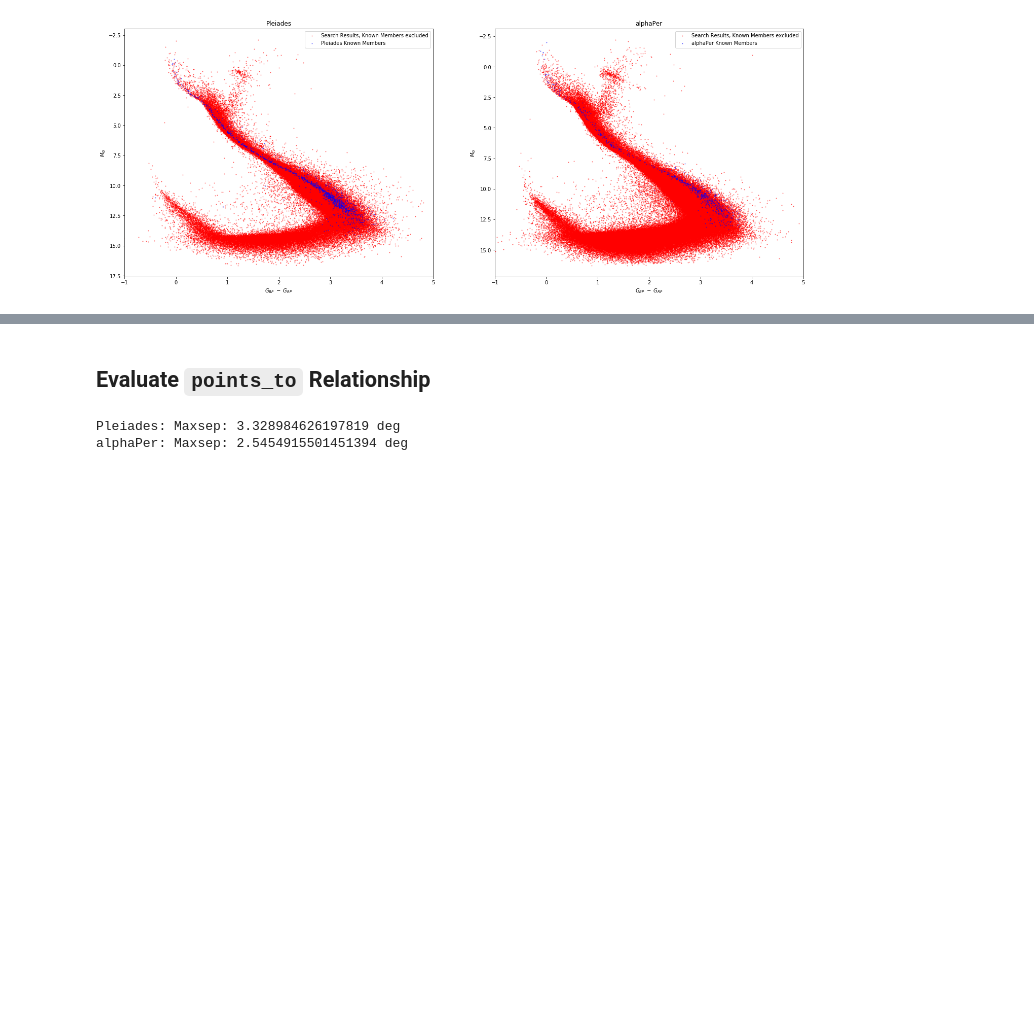
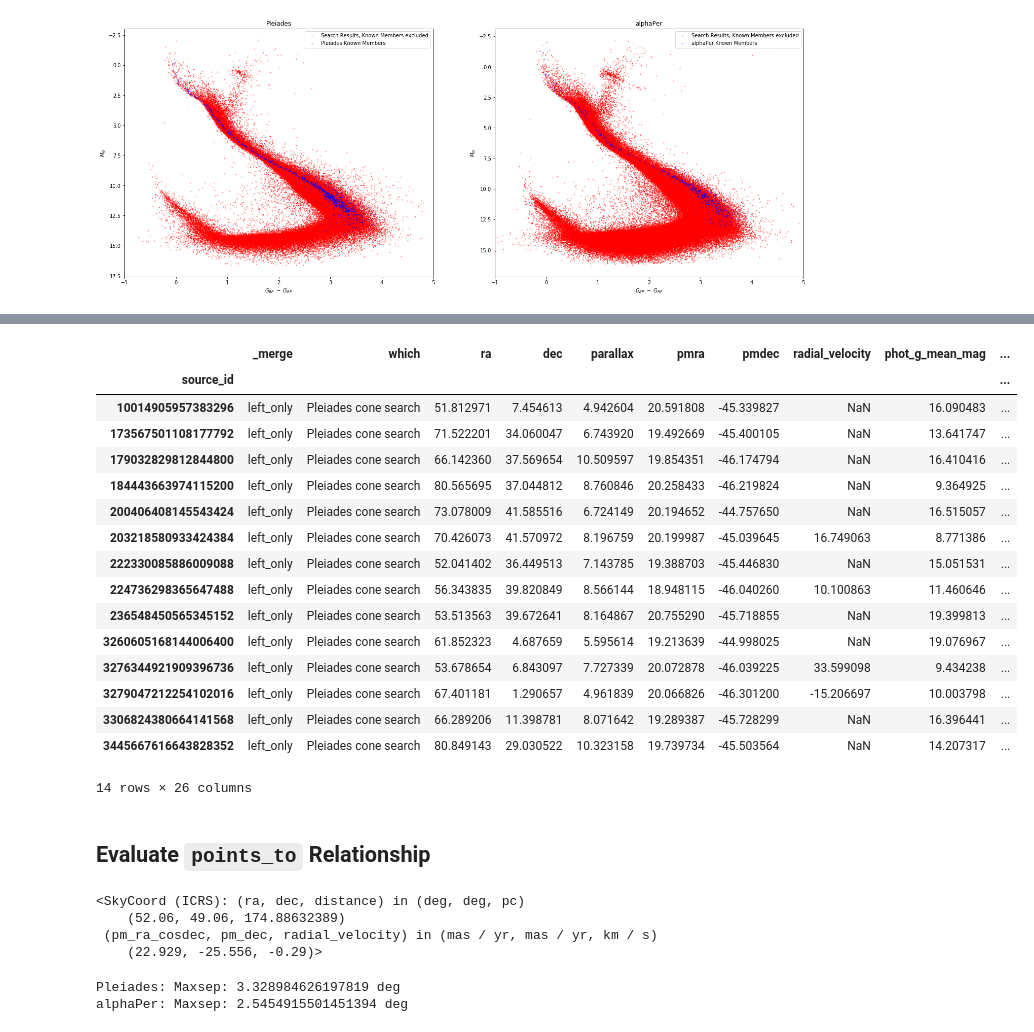
Before and after one commit to kevinmcmanus/runawaysearch, a Jupyter notebook: RunawaySearch.ipynb, the cells around one changed output, grey strips where cells are left out. Cells and saved outputs as stored; diff of their text form; code cells hidden in the pictures; blank space fills up the shorter version.

```diff
--- a/RunawaySearch.ipynb
+++ b/RunawaySearch.ipynb
@@ -77,35 +62,3 @@ INFO: Query finished. [astroquery.utils.tap.core]
 cluster_info = getClusterInfo()
 # %% [markdown]
 ## Collect GAIA Sample Data
-# %%
-cluster_names = ['Pleiades', 'alphaPer']
-search_results = {}
-USEPICKLE = True
-from gaiastars import from_pickle
-
-if USEPICKLE:
-    for cl in cluster_names:
-        search_results[cl] = from_pickle(f'./data/search_results_{cl}.pkl')
-else:
-    for cl in cluster_names:
-        ra_offset =  0*u.degree
-        dec_offset = 0*u.degree
-        search_radius = 25.0*u.degree
-
-        ra = cluster_info.loc[cl]['coords'].ra + ra_offset
-        dec = cluster_info.loc[cl]['coords'].dec + dec_offset
-
-        dist = cluster_info.loc[cl]['coords'].distance.value
-        minplx = 1000/(dist*1.25)
-        maxplx = 1000/(dist*0.75)
-
-        #grab some stars around the cluster center
-        fs = gs(name=f'{cl} cone search', description=f'Conesearch around {cl}')
-
-        fs.conesearch(ra, dec, search_radius, parallax=(minplx, maxplx), schema='gaiaedr3')
-
-        search_results[cl]= fs
-
-        print(fs)
-    for cl in cluster_names:
-        search_results[cl].to_pickle(f'./data/search_results_{cl}.pkl')
@@ -142,5 +121,32 @@ for i, cl in enumerate(cluster_names):
+# %%
+search_results['Pleiades'].objs.query('travel_time > 0.7e8')
+# %% [output]
+|  | _merge | which | ra | dec | parallax | pmra | pmdec | radial_velocity | phot_g_mean_mag | ... |
+| source_id |  |  |  |  |  |  |  |  |  | ... |
+| 10014905957383296 | left_only | Pleiades cone search | 51.812971 | 7.454613 | 4.942604 | 20.591808 | -45.339827 | NaN | 16.090483 | ... |
+| 173567501108177792 | left_only | Pleiades cone search | 71.522201 | 34.060047 | 6.743920 | 19.492669 | -45.400105 | NaN | 13.641747 | ... |
+| 179032829812844800 | left_only | Pleiades cone search | 66.142360 | 37.569654 | 10.509597 | 19.854351 | -46.174794 | NaN | 16.410416 | ... |
+| 184443663974115200 | left_only | Pleiades cone search | 80.565695 | 37.044812 | 8.760846 | 20.258433 | -46.219824 | NaN | 9.364925 | ... |
+| 200406408145543424 | left_only | Pleiades cone search | 73.078009 | 41.585516 | 6.724149 | 20.194652 | -44.757650 | NaN | 16.515057 | ... |
+| 203218580933424384 | left_only | Pleiades cone search | 70.426073 | 41.570972 | 8.196759 | 20.199987 | -45.039645 | 16.749063 | 8.771386 | ... |
+| 222330085886009088 | left_only | Pleiades cone search | 52.041402 | 36.449513 | 7.143785 | 19.388703 | -45.446830 | NaN | 15.051531 | ... |
+| 224736298365647488 | left_only | Pleiades cone search | 56.343835 | 39.820849 | 8.566144 | 18.948115 | -46.040260 | 10.100863 | 11.460646 | ... |
+| 236548450565345152 | left_only | Pleiades cone search | 53.513563 | 39.672641 | 8.164867 | 20.755290 | -45.718855 | NaN | 19.399813 | ... |
+| 3260605168144006400 | left_only | Pleiades cone search | 61.852323 | 4.687659 | 5.595614 | 19.213639 | -44.998025 | NaN | 19.076967 | ... |
+| 3276344921909396736 | left_only | Pleiades cone search | 53.678654 | 6.843097 | 7.727339 | 20.072878 | -46.039225 | 33.599098 | 9.434238 | ... |
+| 3279047212254102016 | left_only | Pleiades cone search | 67.401181 | 1.290657 | 4.961839 | 20.066826 | -46.301200 | -15.206697 | 10.003798 | ... |
+| 3306824380664141568 | left_only | Pleiades cone search | 66.289206 | 11.398781 | 8.071642 | 19.289387 | -45.728299 | NaN | 16.396441 | ... |
+| 3445667616643828352 | left_only | Pleiades cone search | 80.849143 | 29.030522 | 10.323158 | 19.739734 | -45.503564 | NaN | 14.207317 | ... |
+14 rows × 26 columns
 # %% [markdown]
 ## Evaluate `points_to` Relationship
+# %%
+cluster_info.loc[cl]['coords']
+# %% [output]
+<SkyCoord (ICRS): (ra, dec, distance) in (deg, deg, pc)
+    (52.06, 49.06, 174.88632389)
+ (pm_ra_cosdec, pm_dec, radial_velocity) in (mas / yr, mas / yr, km / s)
+    (22.929, -25.556, -0.29)>
 # %%
 for cl in cluster_names:
     maxsep = cluster_members[cl].maxsep() /2.0
```
Also changed, not shown: parts of 9 cells of this notebook, 3 other files.
